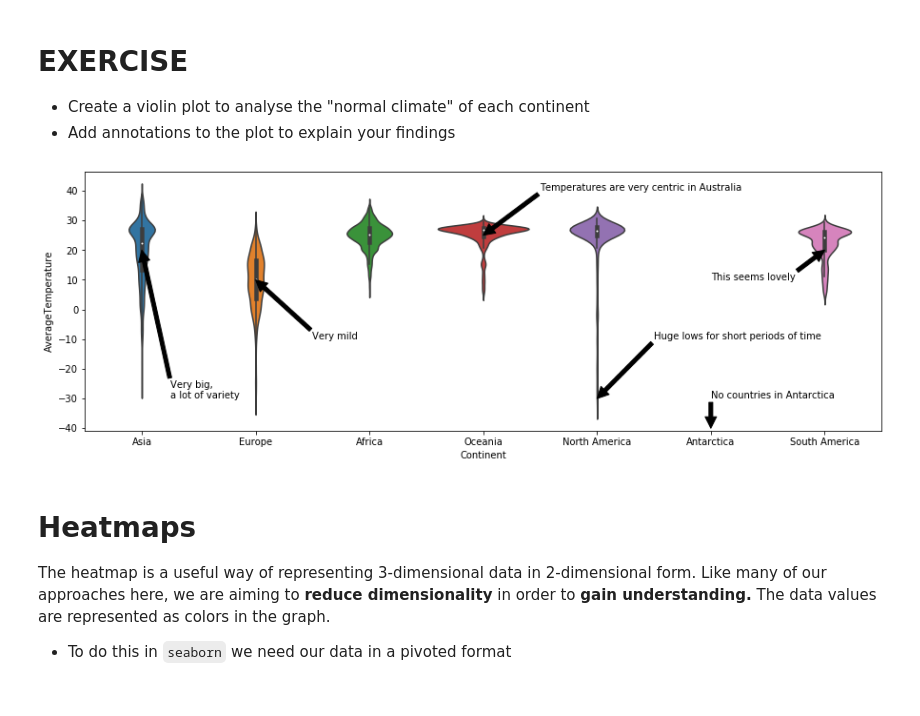
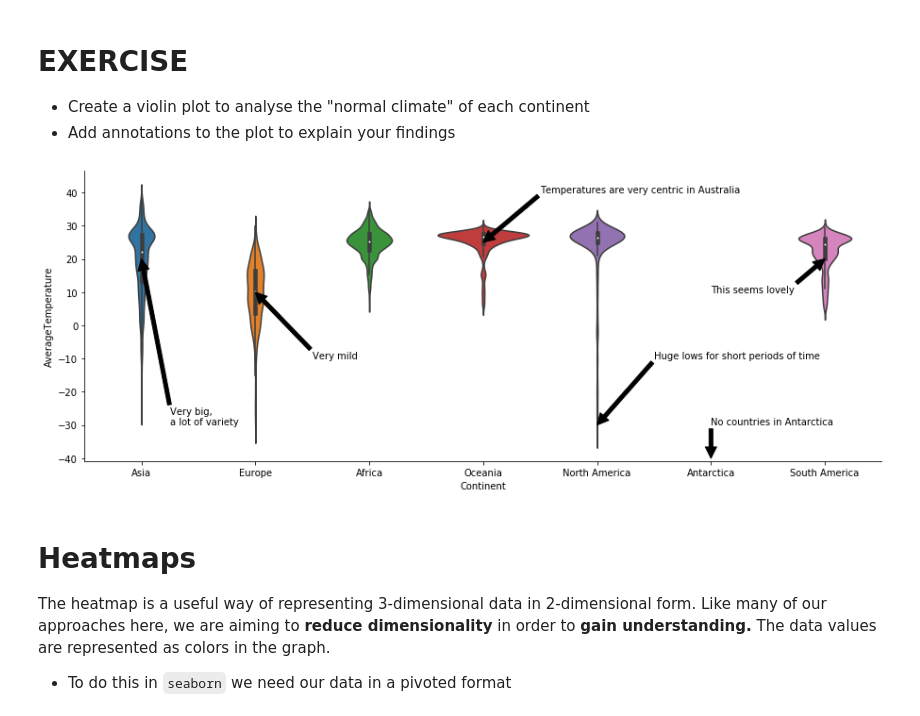
Before and after one commit to lucasdurand/visualization-seminar, a Jupyter notebook: Part 2 - Static Plots/Seaborn.ipynb, the cells around one changed output. Saved outputs shown, nothing was run; the diff lists cells and outputs as text; code cells hidden in the pictures.

```diff
--- a/Part 2 - Static Plots/Seaborn.ipynb
+++ b/Part 2 - Static Plots/Seaborn.ipynb
@@ -207,46 +216,46 @@ ax.set_ylim(-2, 2);
 - Add annotations to the plot to explain your findings
 # %%
 # Solution
-fig, ax = plt.subplots(figsize=(15,5))
-sns.violinplot(x="Continent", y="AverageTemperature", data=recent, ax=ax);
-ax.annotate("Temperatures are very centric in Australia",
+g = sns.catplot(x="Continent", y="AverageTemperature", kind="violin", data=recent)
+g.fig.set_figwidth(15)
+g.ax.annotate("Temperatures are very centric in Australia",
             xy = (3,25),
             xytext = (3.5,40),
            arrowprops=dict(
                facecolor="black"
            ));
-ax.annotate("Huge lows for short periods of time",
+g.ax.annotate("Huge lows for short periods of time",
             xy = (4,-30),
             xytext = (4.5,-10),
            arrowprops=dict(
                facecolor="black"
            ));
-ax.annotate("This seems lovely",
+g.ax.annotate("This seems lovely",
             xy = (6,20),
             xytext = (5,10),
            arrowprops=dict(
                facecolor="black"
            ));
-ax.annotate("No countries in Antarctica",
+g.ax.annotate("No countries in Antarctica",
             xy = (5,-40),
             xytext = (5,-30),
            arrowprops=dict(
                facecolor="black"
            ));
-ax.annotate("Very mild",
+g.ax.annotate("Very mild",
             xy = (1,10),
             xytext = (1.5,-10),
            arrowprops=dict(
                facecolor="black"
            ));
-ax.annotate("Very big, \na lot of variety",
+g.ax.annotate("Very big, \na lot of variety",
             xy = (0,20),
             xytext = (0.25,-30),
            arrowprops=dict(
                facecolor="black"
            ));
 # %% [output]
-[figure, old version]
+[figure, new version]
 # %%
 # Your Solution
 # %% [markdown]
```
Also changed, not shown: parts of 11 cells of this notebook, 3 other files.
